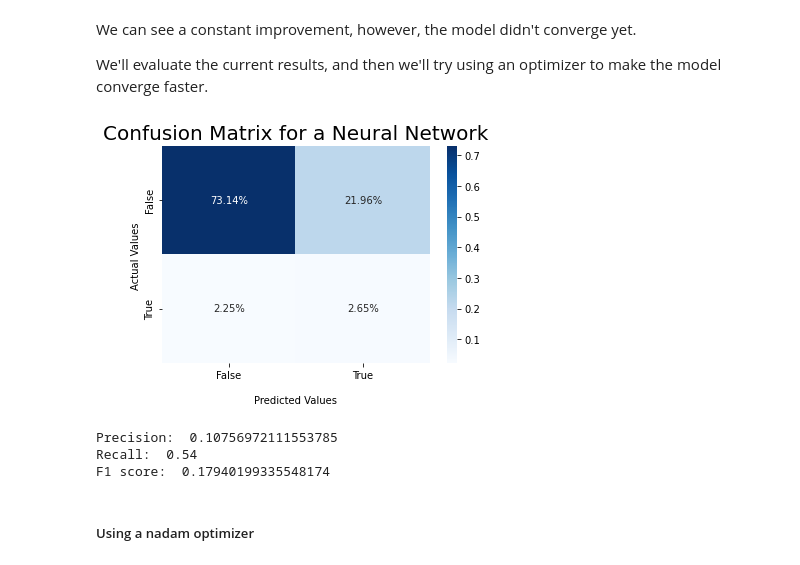
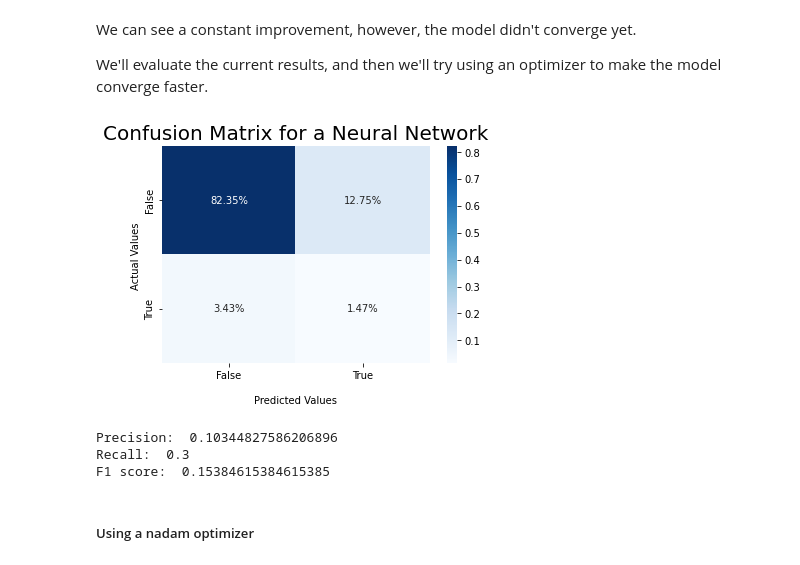
Before and after one commit to bori00/Stroke-Predictor, a Jupyter notebook: Stroke_Predictor_ML_Only.ipynb, the cells around one changed output. Saved outputs shown, nothing was run; the diff lists cells and outputs as text; code cells hidden in the pictures.

```diff
--- a/Stroke_Predictor_ML_Only.ipynb
+++ b/Stroke_Predictor_ML_Only.ipynb
@@ -918,15 +953,15 @@ F1 score:  0.0
 # %% [markdown]
 #### Neural Network with balanced class weights
 # %%
-input_ = keras.layers.Input(shape=X_train.shape[1:])
-hidden1 = keras.layers.Dense(30, activation="relu")(input_)
-hidden2 = keras.layers.Dense(30, activation="relu")(hidden1)
-output = keras.layers.Dense(1, activation='sigmoid')(hidden2)
-model = keras.models.Model(inputs=[input_], outputs=[output])
+input2_ = keras.layers.Input(shape=X_train.shape[1:])
+hidden21 = keras.layers.Dense(30, activation="relu")(input2_)
+hidden22 = keras.layers.Dense(30, activation="relu")(hidden21)
+output2 = keras.layers.Dense(1, activation='sigmoid')(hidden22)
+model2 = keras.models.Model(inputs=[input2_], outputs=[output2])
 
-model.summary()
+model2.summary()
 
-model.compile(loss="binary_crossentropy", optimizer=keras.optimizers.SGD(learning_rate=1e-3))
-history = model.fit(X_train1, y_train1, epochs=1000, class_weight={0:5, 1:95},
+model2.compile(loss="binary_crossentropy", optimizer=keras.optimizers.SGD(learning_rate=1e-2), metrics=['accuracy'])
+history2 = model2.fit(X_train1, y_train1, epochs=500, class_weight={0:5, 1:95},
                     validation_data=(X_valid1, y_valid1))
 # %% [output]
@@ -958,15 +991,15 @@ We can see a constant improvement, however, the model didn't converge yet.
 
 We'll evaluate the current results, and then we'll try using an optimizer to make the model converge faster.
 # %%
-y_pred = model.predict(X_valid1) >= 0.5
+y_pred = model2.predict(X_valid1) >= 0.5
 conf_mat = confusion_matrix(y_valid1, y_pred)
 plot_confusion_matrix_with_percentages(conf_mat, "Confusion Matrix for a Neural Network")
 print_metrics(y_valid1, y_pred)
 # %% [output]
-[figure, old version]
+[figure, new version]
-Precision:  0.10756972111553785
-Recall:  0.54
-F1 score:  0.17940199335548174
+Precision:  0.10344827586206896
+Recall:  0.3
+F1 score:  0.15384615384615385
 # %% [markdown]
 ##### Using a nadam optimizer
 # %%
```
Also changed, not shown: parts of 22 cells of this notebook.
